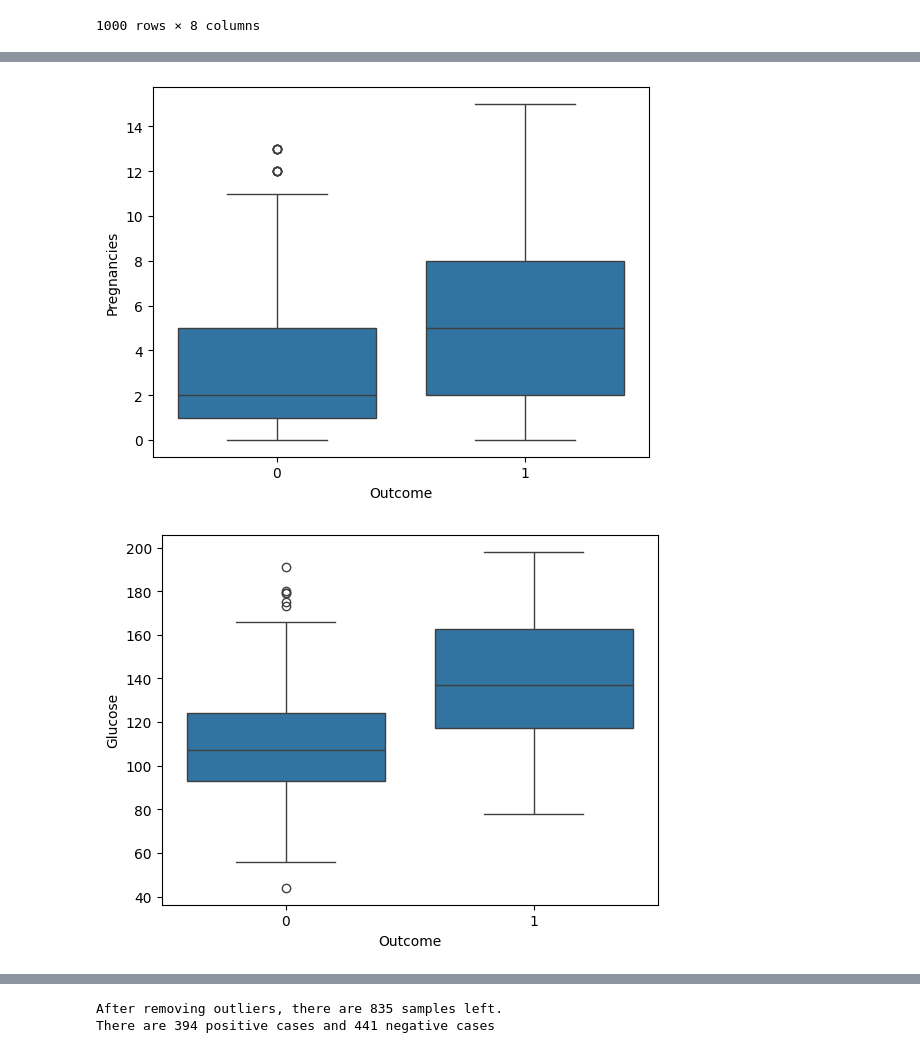
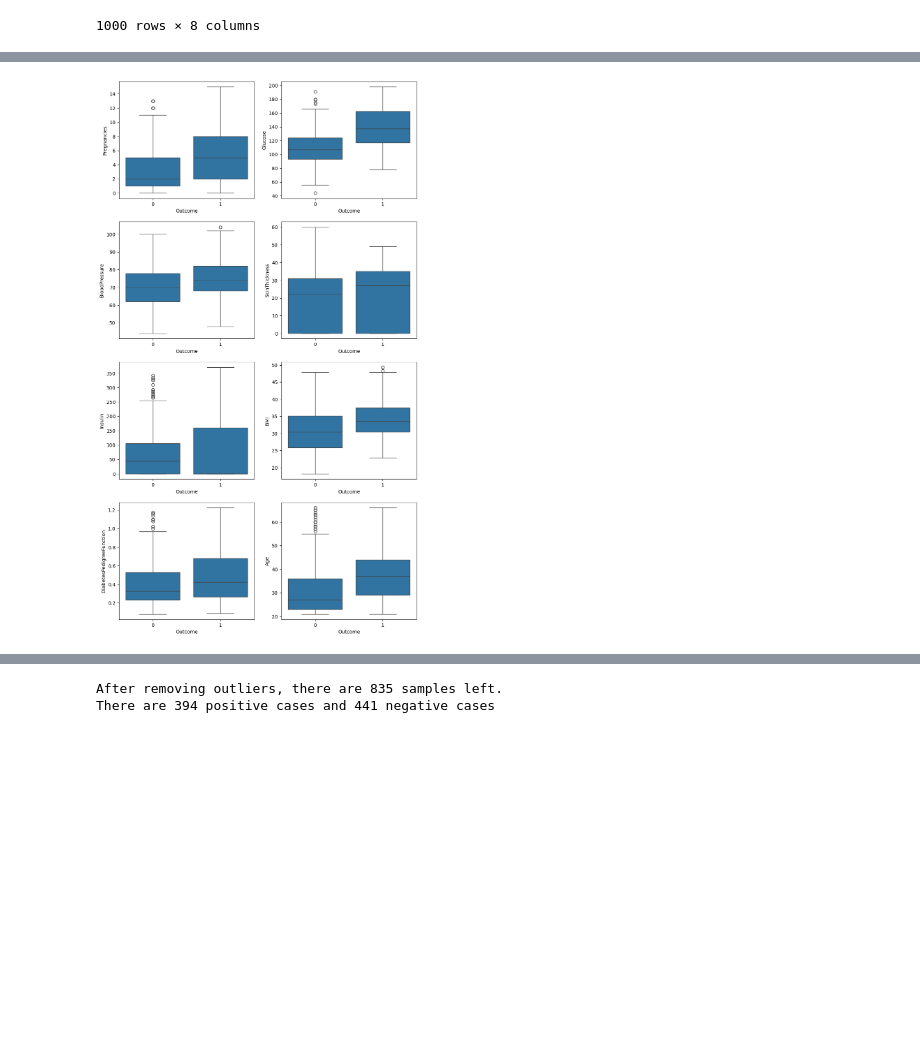
Before and after one commit to Hr15h1/Mini-Project-SemII, a Jupyter notebook: diabetes classifier(final).ipynb, the cells around one changed output, grey strips where cells are left out. Drawn from its saved outputs; the diff is of its cells as text; code cells hidden in the pictures; blank space fills up the shorter version.

```diff
--- a/diabetes classifier(final).ipynb
+++ b/diabetes classifier(final).ipynb
@@ -124,7 +124,8 @@ diabetes_x_resampled
 # %%
 diabetes_combined=pd.concat([diabetes_x_resampled,diabetes_y_resampled],axis=1)
 # %%
-for col in diabetes_combined.columns:
-    plt.figure()
-    sns.boxplot(diabetes_combined, x="Outcome", y=col)
+fig, axes = plt.subplots(nrows=4, ncols=2, figsize=(11, 20))
+for i, col in enumerate(diabetes_combined.columns[:-1]):
+    ax = axes[i // 2, i % 2]
+    sns.boxplot(data=diabetes_combined, x="Outcome", y=col, ax=ax)
 # %% [output]
@@ -164,9 +157,9 @@ diabetes_y = combined_df["Outcome"]
 diabetes_x_copy = combined_df_cp.drop("Outcome", axis=1)
 diabetes_y_copy = combined_df_cp["Outcome"]
 # %%
-for col in diabetes_x.columns:
-    plt.figure()
-    sns.boxplot(data=diabetes_x, x=diabetes_y, y = col)
+fig, axes = plt.subplots(nrows=4, ncols=2, figsize=(11, 20))
+for i, col in enumerate(diabetes_x.columns):
+    ax = axes[i // 2, i % 2]
+    sns.boxplot(data=diabetes_x, x=diabetes_y, y=col, ax=ax)
 # %% [output]
-[figure, old version]
+[figure, new version]
-[figure, removed]
```
Also changed, not shown: parts of 15 cells of this notebook.
